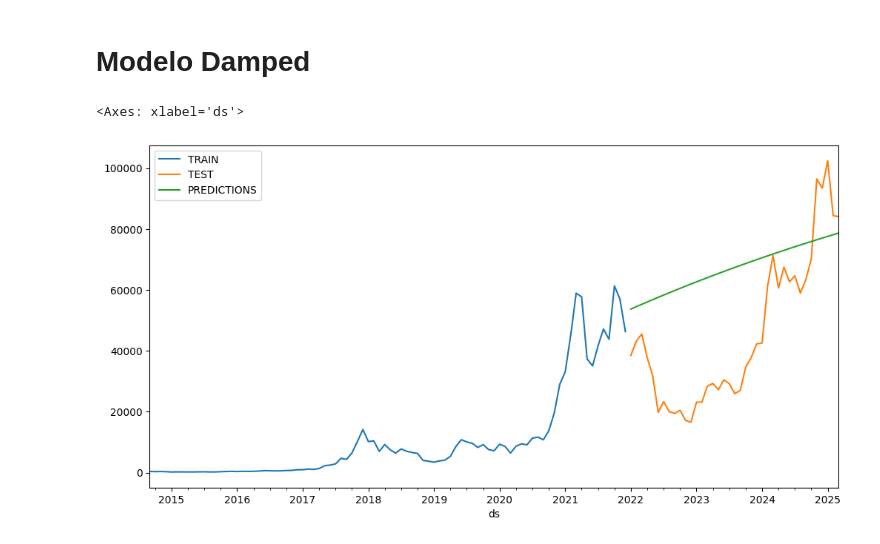
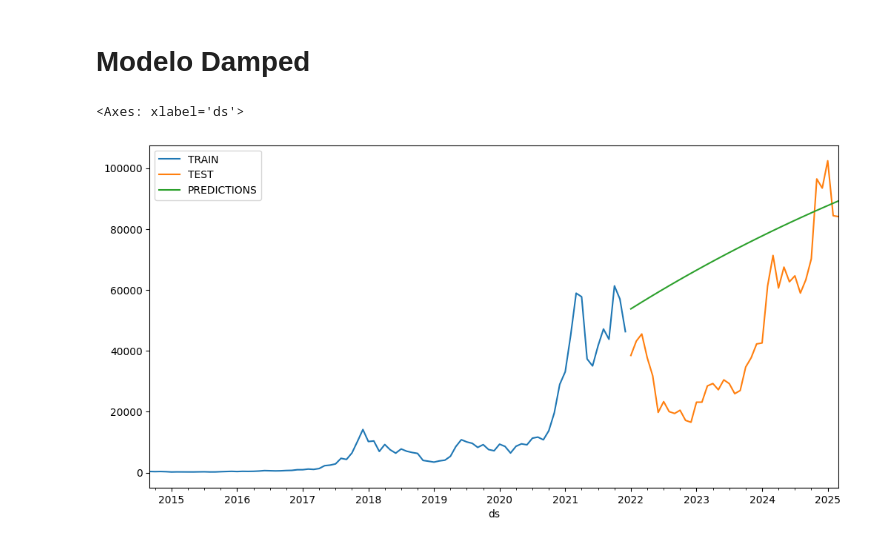
Before and after one commit to MariaGabrielaAlvesZuppardo/SeriesTemporaisCin, a Jupyter notebook: Lista_de_Exercicio_Exponential_Smoothing_Not_Seasonal.ipynb, the cells around one changed output. Drawn from its saved outputs; the diff is of its cells as text; code cells hidden in the pictures.

```diff
--- a/Lista_de_Exercicio_Exponential_Smoothing_Not_Seasonal.ipynb
+++ b/Lista_de_Exercicio_Exponential_Smoothing_Not_Seasonal.ipynb
@@ -114,13 +114,13 @@ pd.DataFrame({'ds':test.index, 'y':holt_predictions}).set_index('ds')['y'].plot(
 # %%
 # The Damped Trend model is an extension of Holt’s linear method that introduces a damping parameter (ϕ),
 # which gradually reduces the influence of the trend component over time
 
 damped_model = ExponentialSmoothing(train, trend="add", seasonal=None, damped_trend=True)
-fitted_damped_model = damped_model.fit(smoothing_level=0.5, smoothing_trend=0.4)
+fitted_damped_model = damped_model.fit(smoothing_level=0.5, smoothing_trend=0.2)
 damped_predictions = fitted_damped_model.forecast(h)
 train['y'].plot(legend=True, label='TRAIN')
 test['y'].plot(legend=True, label='TEST')
 pd.DataFrame({'ds':test.index, 'y':damped_predictions}).set_index('ds')['y'].plot(legend=True, label='PREDICTIONS', figsize=(12, 6))
 # %% [output]
 <Axes: xlabel='ds'>
-[figure, old version]
+[figure, new version]
```
Also changed, not shown: parts of 1 cell of this notebook.
